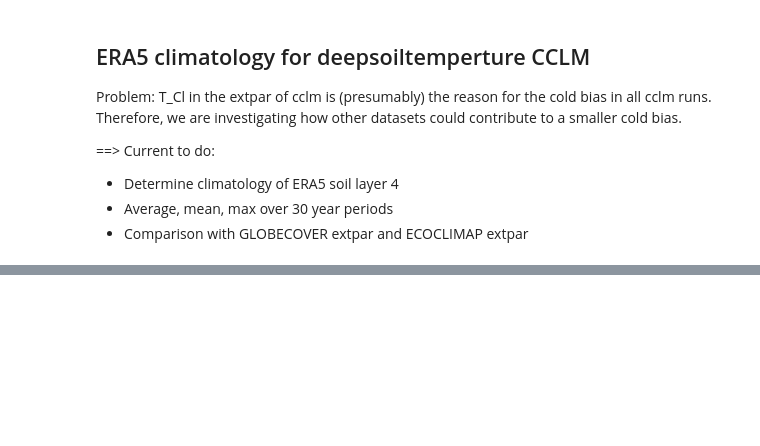
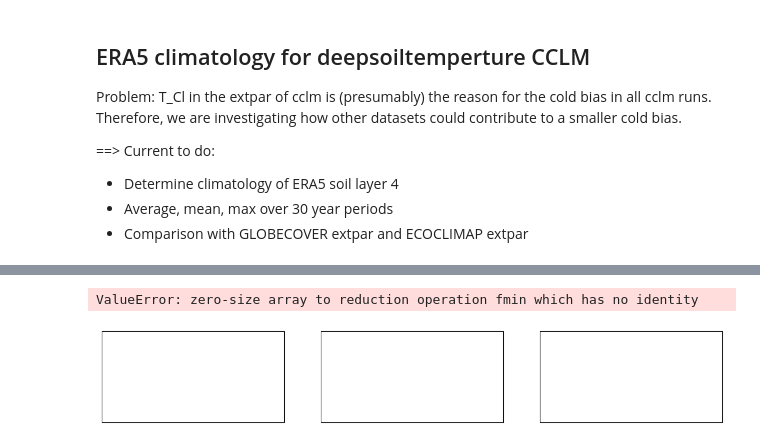
Before and after one commit to CORDEX-be2/ValEnsPy, a Jupyter notebook: evaluation_cclm/Deepsoil/CCLM_eval_era5_climatology.ipynb, the cells around one changed output, grey strips where cells are left out. Drawn from its saved outputs; the diff is of its cells as text; code cells hidden in the pictures; blank space fills up the shorter version.

```diff
--- a/evaluation_cclm/Deepsoil/CCLM_eval_era5_climatology.ipynb
+++ b/evaluation_cclm/Deepsoil/CCLM_eval_era5_climatology.ipynb
@@ -223,0 +197,8 @@ da_ec_remap = ec_remap.to_array()
+# %%
+region = 'belgium'
+lat_bounds = bounds[region]['lat_bounds']
+lon_bounds = bounds[region]['lon_bounds']
+da_region = sel_region(da, region=region)
+da['lat']
+
+da_ec_remap_region = sel_region(da_ec_remap, region=region)
@@ -256,0 +255,10 @@ fig = plot_maps_mod_ref_diff(da_mod = da,  da_ref = da_ec_remap,  da_diff = da_d
+# %%
+da_region = sel_region(da, region=region)
+da_region
+# da_ec_remap_ragion = sel_region(da_ec_remap, region=region)
+# da_diff_region = sel_region(da_diff, region=region)
+
+#ax = plot_maps_mod_ref_diff(da_mod = da_region,  da_ref = da_ec_remap_region,  da_diff = da_diff_region)
+# %% [output]
+ValueError: zero-size array to reduction operation fmin which has no identity
+[figure, added]
```
Also changed, not shown: parts of 13 cells of this notebook.
